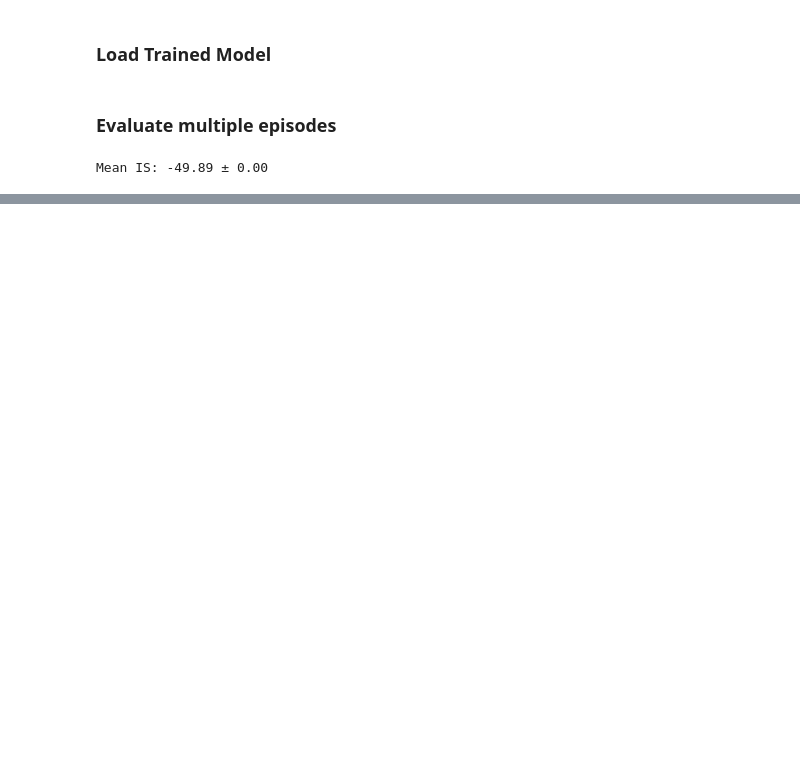
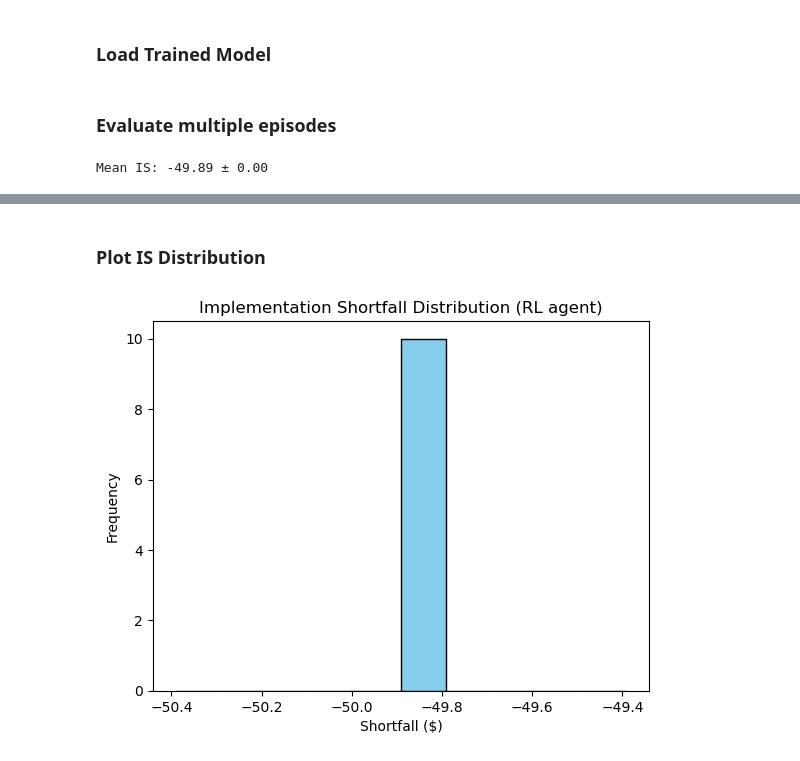
Before and after one commit to hnaik/fill, a Jupyter notebook: lab/rl/notebooks/exec_analysis.ipynb, the cells around one changed output, grey strips where cells are left out. Drawn from its saved outputs; the diff is of its cells as text; code cells hidden in the pictures; blank space fills up the shorter version.

```diff
--- a/lab/rl/notebooks/exec_analysis.ipynb
+++ b/lab/rl/notebooks/exec_analysis.ipynb
@@ -43,0 +58,10 @@ Mean IS: -49.89 ± 0.00
+# %% [markdown]
+### Plot IS Distribution
+# %%
+plt.hist(results, bins=10, color='skyblue', edgecolor='k')
+plt.title("Implementation Shortfall Distribution (RL agent)")
+plt.xlabel("Shortfall ($)")
+plt.ylabel("Frequency")
+plt.show()
+# %% [output]
+[figure, added]
```
Also changed, not shown: parts of 2 cells of this notebook, 3 other files.
